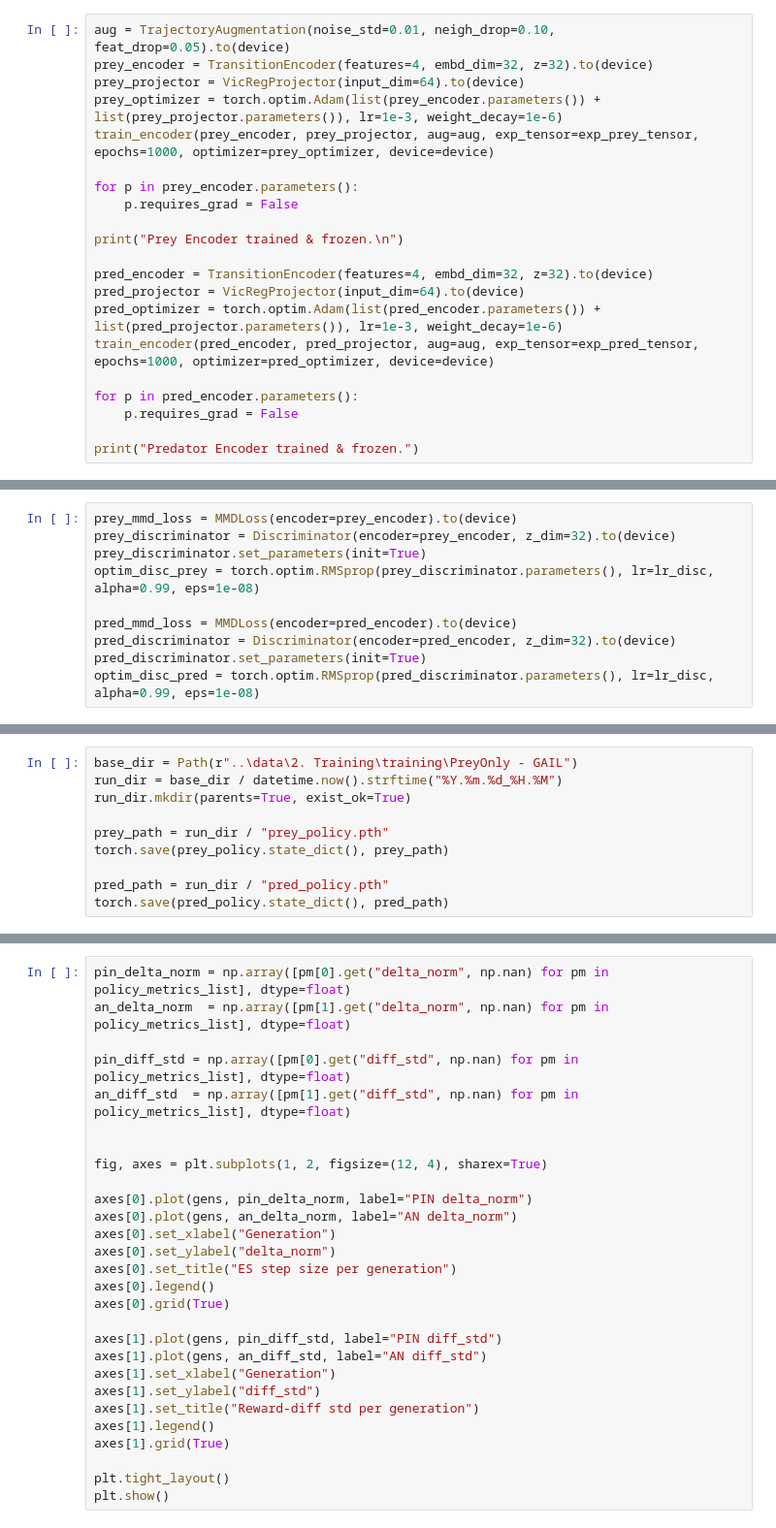
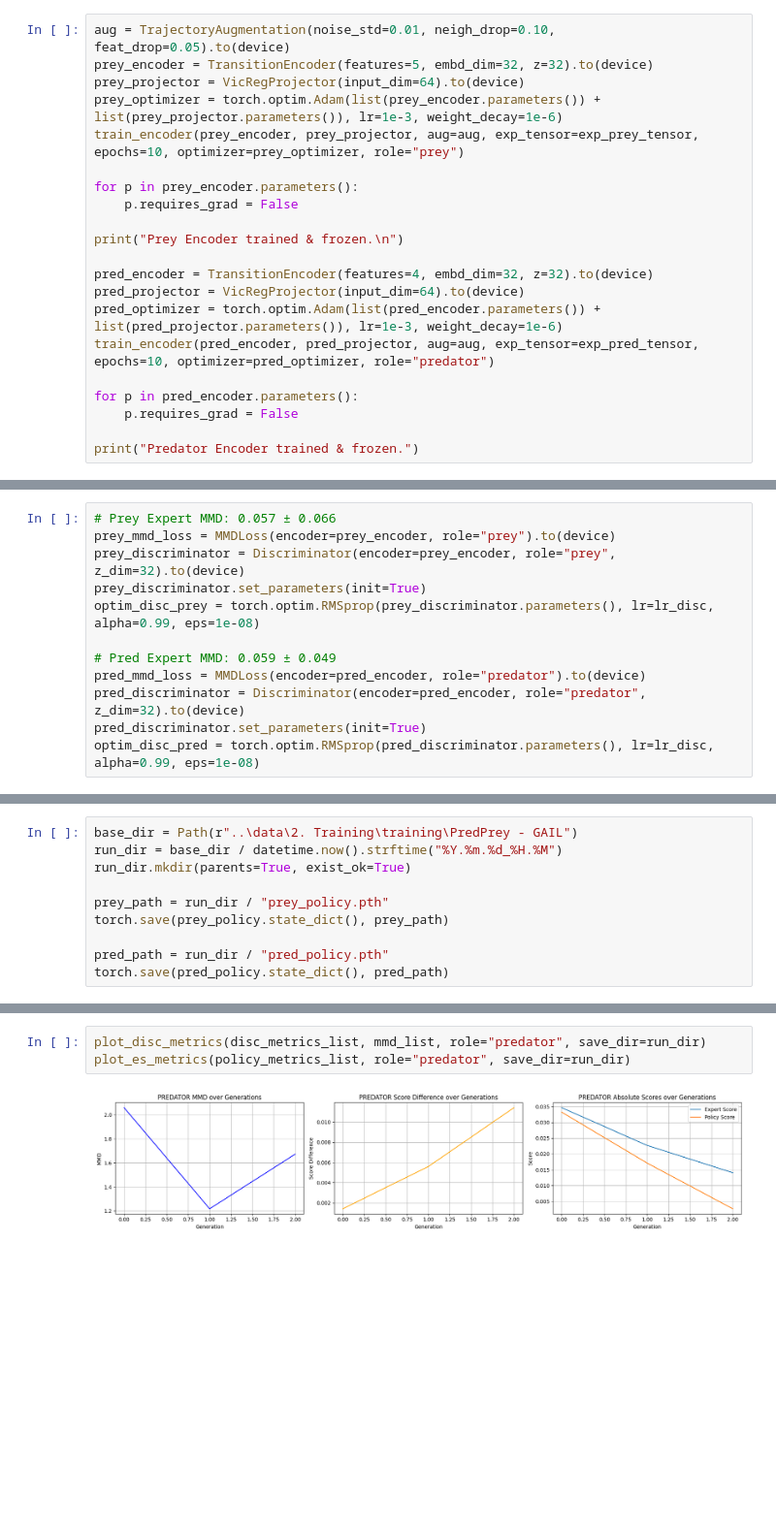
Before and after one commit to wirthy21/Master-Thesis, a Jupyter notebook: notebooks - gail_testing/1.4 GAIL - Sequence Predator-Prey.ipynb, the cells around one changed output, grey strips where cells are left out. Shown at 97% size. Drawn from its saved outputs; the diff is of its cells as text; blank space fills up the shorter version.

Commit message:
predator-prey loop

```diff
--- a/notebooks - gail_testing/1.4 GAIL - Sequence Predator-Prey.ipynb
+++ b/notebooks - gail_testing/1.4 GAIL - Sequence Predator-Prey.ipynb
@@ -341,9 +362,9 @@ exp_pred_tensor, exp_prey_tensor, couzin_metrics = run_couzin_simulation(visuali
 # %%
 aug = TrajectoryAugmentation(noise_std=0.01, neigh_drop=0.10, feat_drop=0.05).to(device)
-prey_encoder = TransitionEncoder(features=4, embd_dim=32, z=32).to(device)
+prey_encoder = TransitionEncoder(features=5, embd_dim=32, z=32).to(device)
 prey_projector = VicRegProjector(input_dim=64).to(device)
 prey_optimizer = torch.optim.Adam(list(prey_encoder.parameters()) + list(prey_projector.parameters()), lr=1e-3, weight_decay=1e-6)
-train_encoder(prey_encoder, prey_projector, aug=aug, exp_tensor=exp_prey_tensor, epochs=1000, optimizer=prey_optimizer, device=device)
+train_encoder(prey_encoder, prey_projector, aug=aug, exp_tensor=exp_prey_tensor, epochs=10, optimizer=prey_optimizer, role="prey")
 
 for p in prey_encoder.parameters():
     p.requires_grad = False
@@ -353,7 +374,7 @@ print("Prey Encoder trained & frozen.\n")
 pred_encoder = TransitionEncoder(features=4, embd_dim=32, z=32).to(device)
 pred_projector = VicRegProjector(input_dim=64).to(device)
 pred_optimizer = torch.optim.Adam(list(pred_encoder.parameters()) + list(pred_projector.parameters()), lr=1e-3, weight_decay=1e-6)
-train_encoder(pred_encoder, pred_projector, aug=aug, exp_tensor=exp_pred_tensor, epochs=1000, optimizer=pred_optimizer, device=device)
+train_encoder(pred_encoder, pred_projector, aug=aug, exp_tensor=exp_pred_tensor, epochs=10, optimizer=pred_optimizer, role="predator")
 
 for p in pred_encoder.parameters():
     p.requires_grad = False
@@ -401,12 +402,14 @@ Epoch 100/100, Loss: 0.160359
 Predator Policy pretrained.
 # %%
-prey_mmd_loss = MMDLoss(encoder=prey_encoder).to(device)
-prey_discriminator = Discriminator(encoder=prey_encoder, z_dim=32).to(device)
+# Prey Expert MMD: 0.057 ± 0.066
+prey_mmd_loss = MMDLoss(encoder=prey_encoder, role="prey").to(device)
+prey_discriminator = Discriminator(encoder=prey_encoder, role="prey", z_dim=32).to(device)
 prey_discriminator.set_parameters(init=True)
 optim_disc_prey = torch.optim.RMSprop(prey_discriminator.parameters(), lr=lr_disc, alpha=0.99, eps=1e-08)
 
-pred_mmd_loss = MMDLoss(encoder=pred_encoder).to(device)
-pred_discriminator = Discriminator(encoder=pred_encoder, z_dim=32).to(device)
+# Pred Expert MMD: 0.059 ± 0.049
+pred_mmd_loss = MMDLoss(encoder=pred_encoder, role="predator").to(device)
+pred_discriminator = Discriminator(encoder=pred_encoder, role="predator", z_dim=32).to(device)
 pred_discriminator.set_parameters(init=True)
 optim_disc_pred = torch.optim.RMSprop(pred_discriminator.parameters(), lr=lr_disc, alpha=0.99, eps=1e-08)
 # %%
@@ -513,5 +517,5 @@ KeyboardInterrupt:
 # %%
-base_dir = Path(r"..\data\2. Training\training\PreyOnly - GAIL")
+base_dir = Path(r"..\data\2. Training\training\PredPrey - GAIL")
 run_dir = base_dir / datetime.now().strftime("%Y.%m.%d_%H.%M")
 run_dir.mkdir(parents=True, exist_ok=True)
 
@@ -560,28 +610,5 @@ plt.show()
 # %%
-pin_delta_norm = np.array([pm[0].get("delta_norm", np.nan) for pm in policy_metrics_list], dtype=float)
-an_delta_norm  = np.array([pm[1].get("delta_norm", np.nan) for pm in policy_metrics_list], dtype=float)
-
-pin_diff_std = np.array([pm[0].get("diff_std", np.nan) for pm in policy_metrics_list], dtype=float)
-an_diff_std  = np.array([pm[1].get("diff_std", np.nan) for pm in policy_metrics_list], dtype=float)
-
-
-fig, axes = plt.subplots(1, 2, figsize=(12, 4), sharex=True)
-
-axes[0].plot(gens, pin_delta_norm, label="PIN delta_norm")
-axes[0].plot(gens, an_delta_norm, label="AN delta_norm")
-axes[0].set_xlabel("Generation")
-axes[0].set_ylabel("delta_norm")
-axes[0].set_title("ES step size per generation")
-axes[0].legend()
-axes[0].grid(True)
-
-axes[1].plot(gens, pin_diff_std, label="PIN diff_std")
-axes[1].plot(gens, an_diff_std, label="AN diff_std")
-axes[1].set_xlabel("Generation")
-axes[1].set_ylabel("diff_std")
-axes[1].set_title("Reward-diff std per generation")
-axes[1].legend()
-axes[1].grid(True)
-
-plt.tight_layout()
-plt.show()
+plot_disc_metrics(disc_metrics_list, mmd_list, role="predator", save_dir=run_dir)
+plot_es_metrics(policy_metrics_list, role="predator", save_dir=run_dir)
+# %% [output]
+[figure, added]
```
Also changed, not shown: parts of 15 cells of this notebook, 3 other files.
